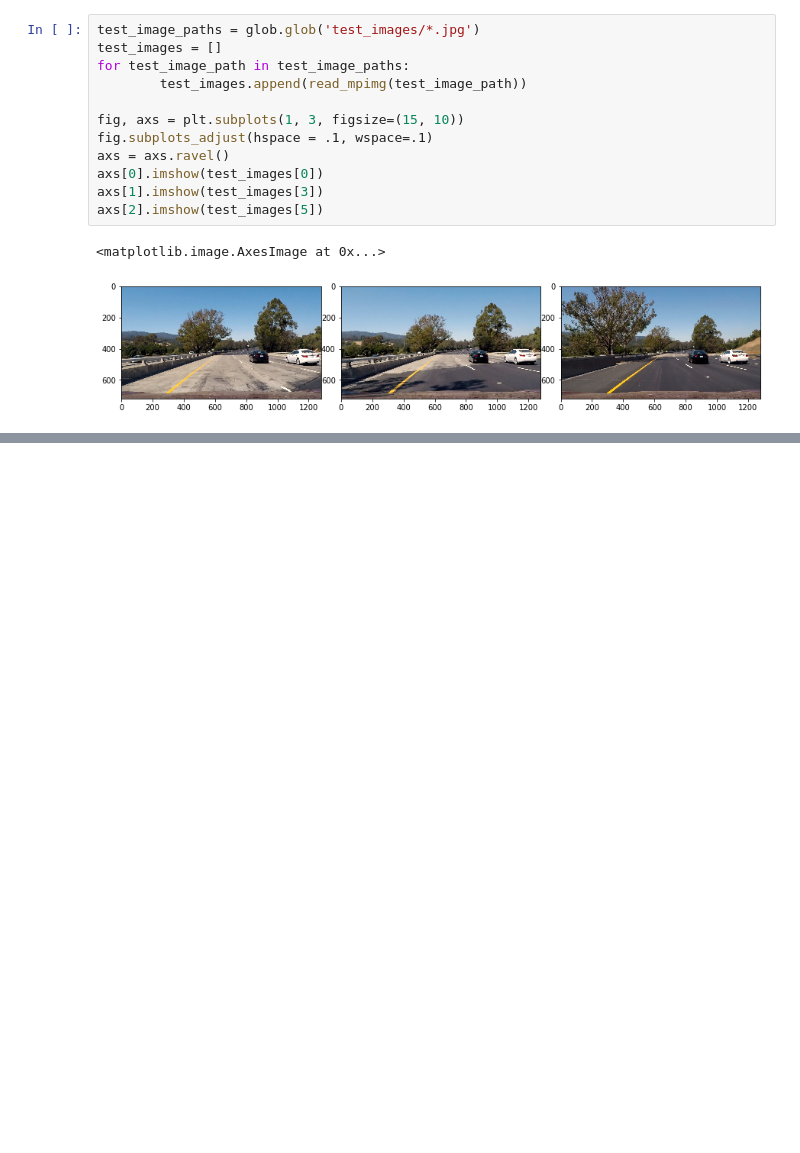
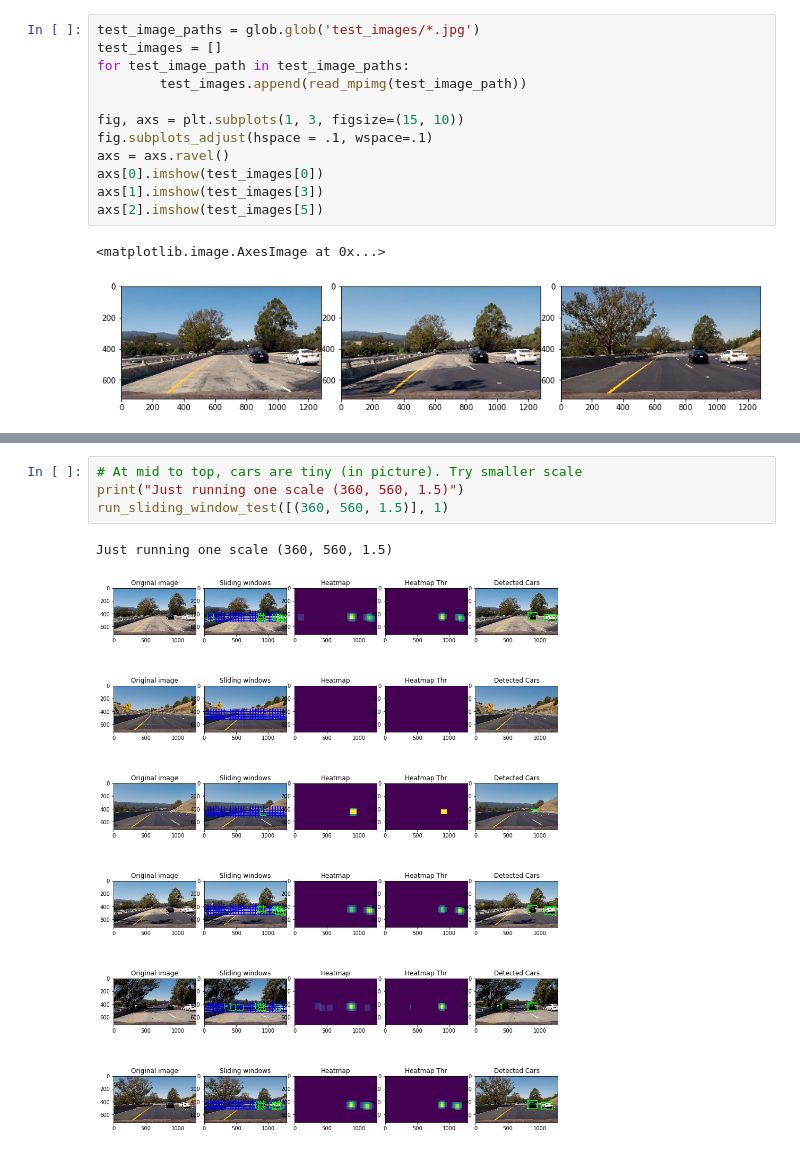
Before and after one commit to gvspraveen/CarND-Vehicle-Detection, a Jupyter notebook: solution.ipynb, the cells around one changed output, grey strips where cells are left out. Drawn from its saved outputs; the diff is of its cells as text; blank space fills up the shorter version.

```diff
--- a/solution.ipynb
+++ b/solution.ipynb
@@ -424,0 +540,7 @@ axs[2].imshow(test_images[5])
+# %%
+# At mid to top, cars are tiny (in picture). Try smaller scale
+print("Just running one scale (360, 560, 1.5)")
+run_sliding_window_test([(360, 560, 1.5)], 1)
+# %% [output]
+Just running one scale (360, 560, 1.5)
+[figure, added]
```
Also changed, not shown: parts of 37 cells of this notebook, 3 other files.
